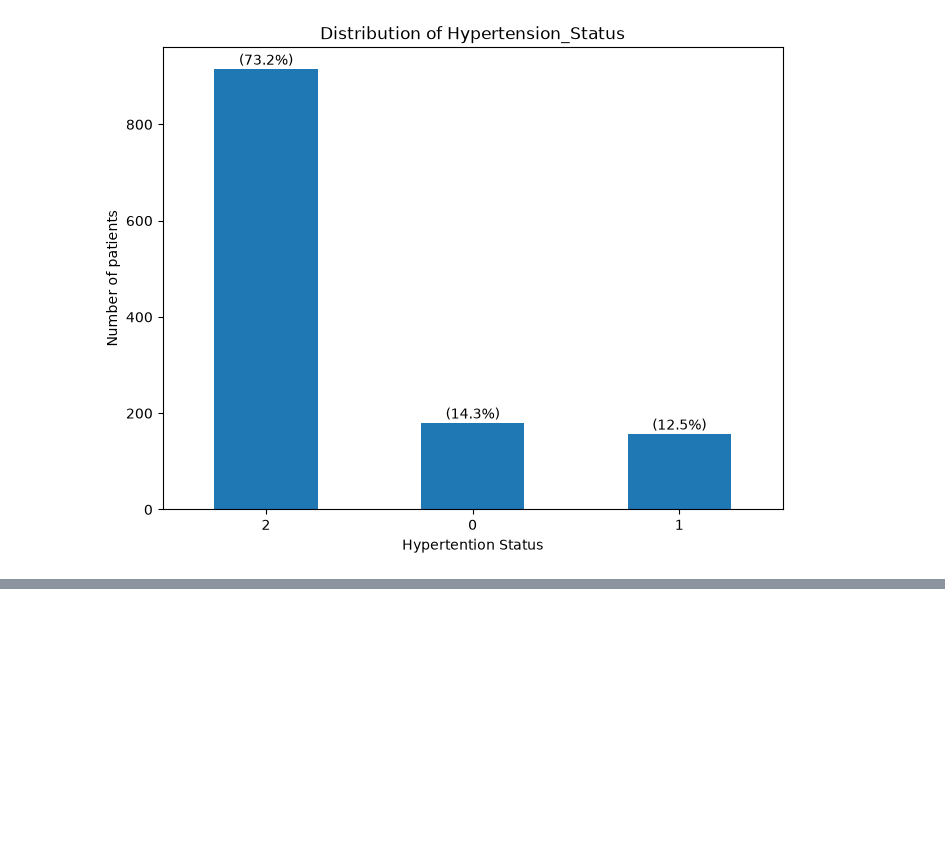
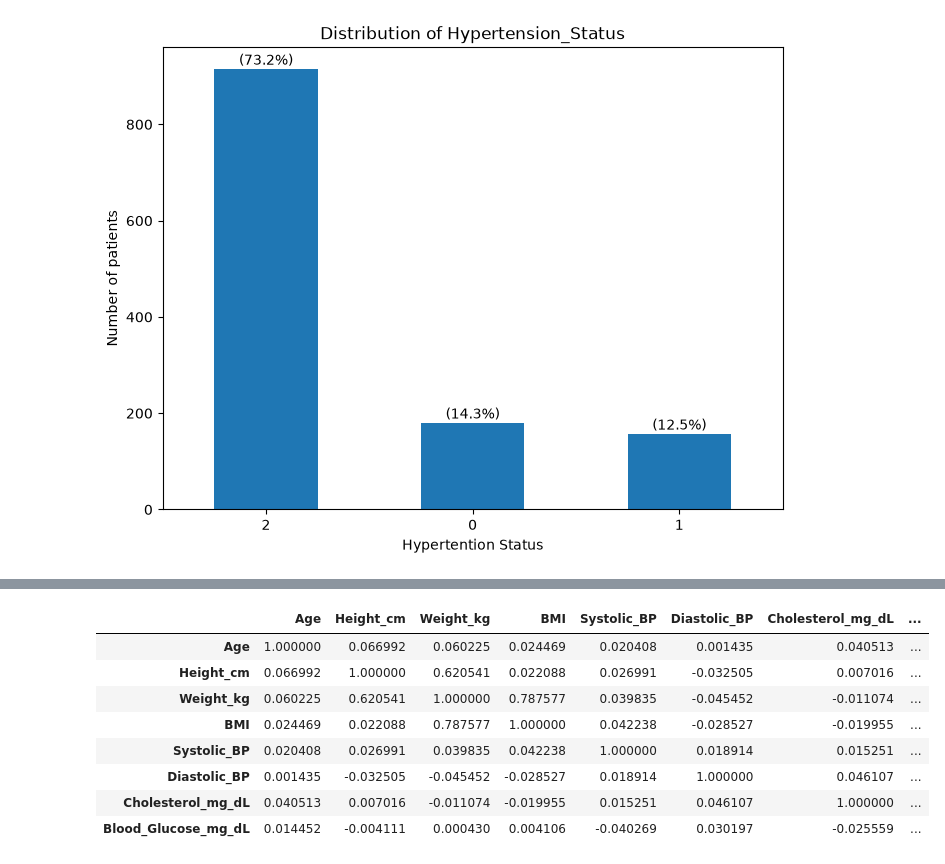
Before and after one commit to Bobbylee007/hypertension_DA_project, a Jupyter notebook: hypertention.ipynb, the cells around one changed output, grey strips where cells are left out. Cells and saved outputs as stored; diff of their text form; code cells hidden in the pictures; blank space fills up the shorter version.

```diff
--- a/hypertention.ipynb
+++ b/hypertention.ipynb
@@ -416,0 +382,15 @@ plt.show()
+# %%
+# corrolation between numerical varable
+
+correlation_matrix = dataSet_df.corr(numeric_only=True)
+correlation_matrix
+# %% [output]
+|  | Age | Height_cm | Weight_kg | BMI | Systolic_BP | Diastolic_BP | Cholesterol_mg_dL | ... |
+| Age | 1.000000 | 0.066992 | 0.060225 | 0.024469 | 0.020408 | 0.001435 | 0.040513 | ... |
+| Height_cm | 0.066992 | 1.000000 | 0.620541 | 0.022088 | 0.026991 | -0.032505 | 0.007016 | ... |
+| Weight_kg | 0.060225 | 0.620541 | 1.000000 | 0.787577 | 0.039835 | -0.045452 | -0.011074 | ... |
+| BMI | 0.024469 | 0.022088 | 0.787577 | 1.000000 | 0.042238 | -0.028527 | -0.019955 | ... |
+| Systolic_BP | 0.020408 | 0.026991 | 0.039835 | 0.042238 | 1.000000 | 0.018914 | 0.015251 | ... |
+| Diastolic_BP | 0.001435 | -0.032505 | -0.045452 | -0.028527 | 0.018914 | 1.000000 | 0.046107 | ... |
+| Cholesterol_mg_dL | 0.040513 | 0.007016 | -0.011074 | -0.019955 | 0.015251 | 0.046107 | 1.000000 | ... |
+| Blood_Glucose_mg_dL | 0.014452 | -0.004111 | 0.000430 | 0.004106 | -0.040269 | 0.030197 | -0.025559 | ... |
```
Also changed, not shown: parts of 31 cells of this notebook, 2 other files.
